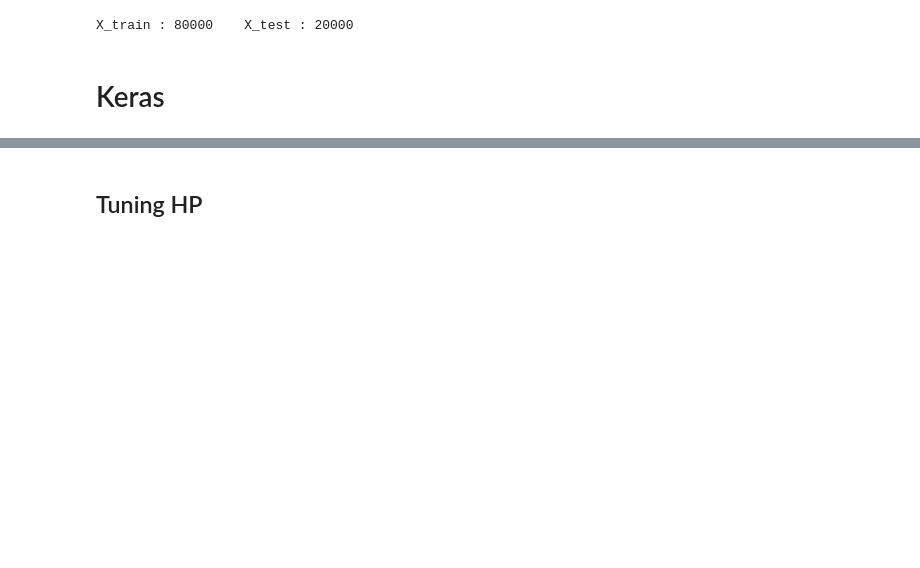
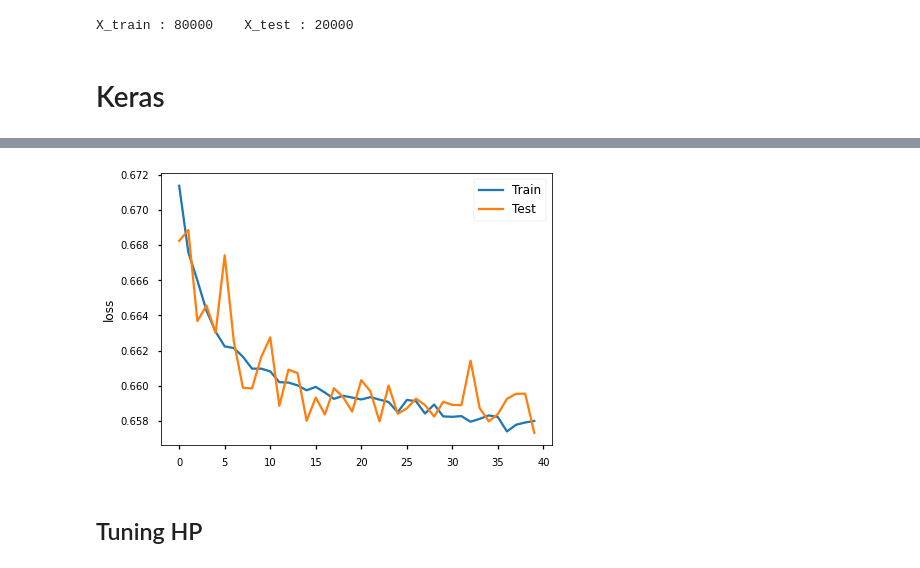
Before and after one commit to as2c/MLP---Cosmology, a Jupyter notebook: NN/NN_model_Keras.ipynb, the cells around one changed output, grey strips where cells are left out. Drawn from its saved outputs; the diff is of its cells as text; code cells hidden in the pictures; blank space fills up the shorter version.

```diff
--- a/NN/NN_model_Keras.ipynb
+++ b/NN/NN_model_Keras.ipynb
@@ -146,3 +143,13 @@ Epoch 40/40
+# %%
+fig = plt.figure(figsize=(7,5))
+
+ax1 = fig.add_subplot(1,1,1, ylabel= 'loss')
+ax1.plot(hist.history['loss'])
+ax1.plot(hist.history['val_loss'])
+plt.legend(['Train', 'Test'], loc='upper right')
+plt.show()
+# %% [output]
+[figure, added]
 # %% [markdown]
 ## Tuning HP
 # %%
```
Also changed, not shown: parts of 13 cells of this notebook.
